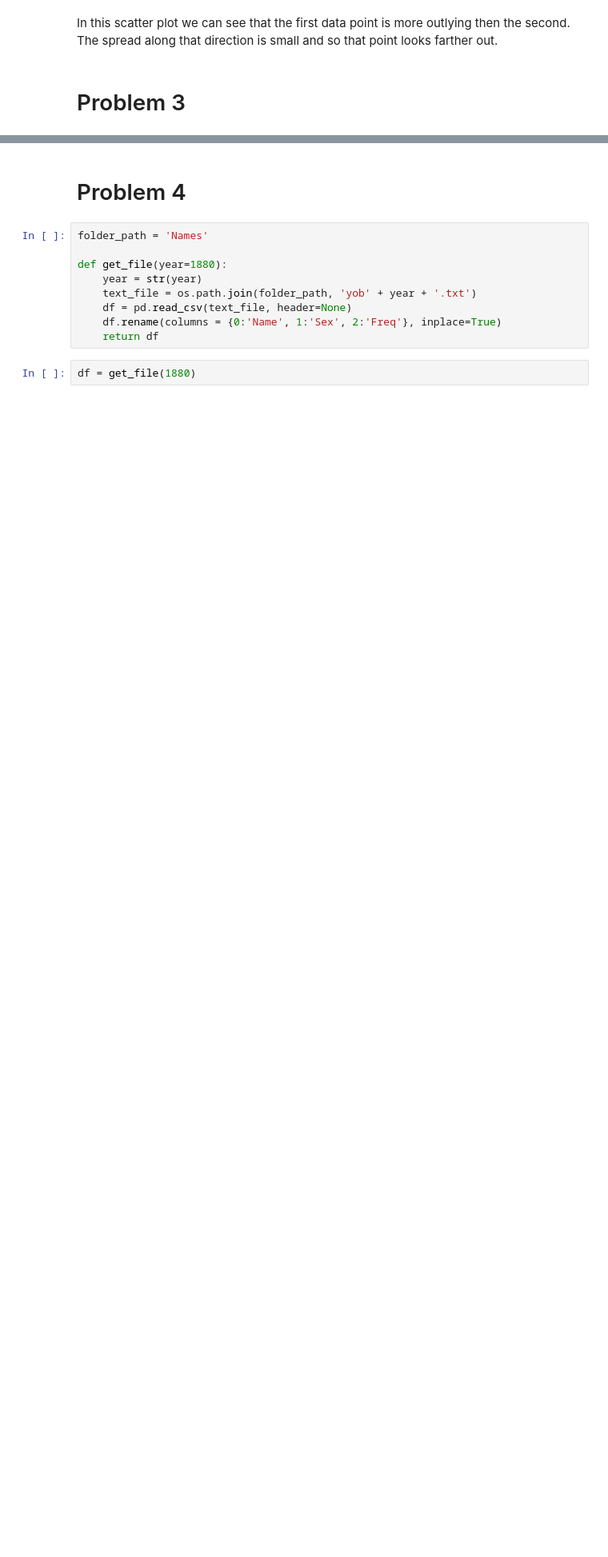
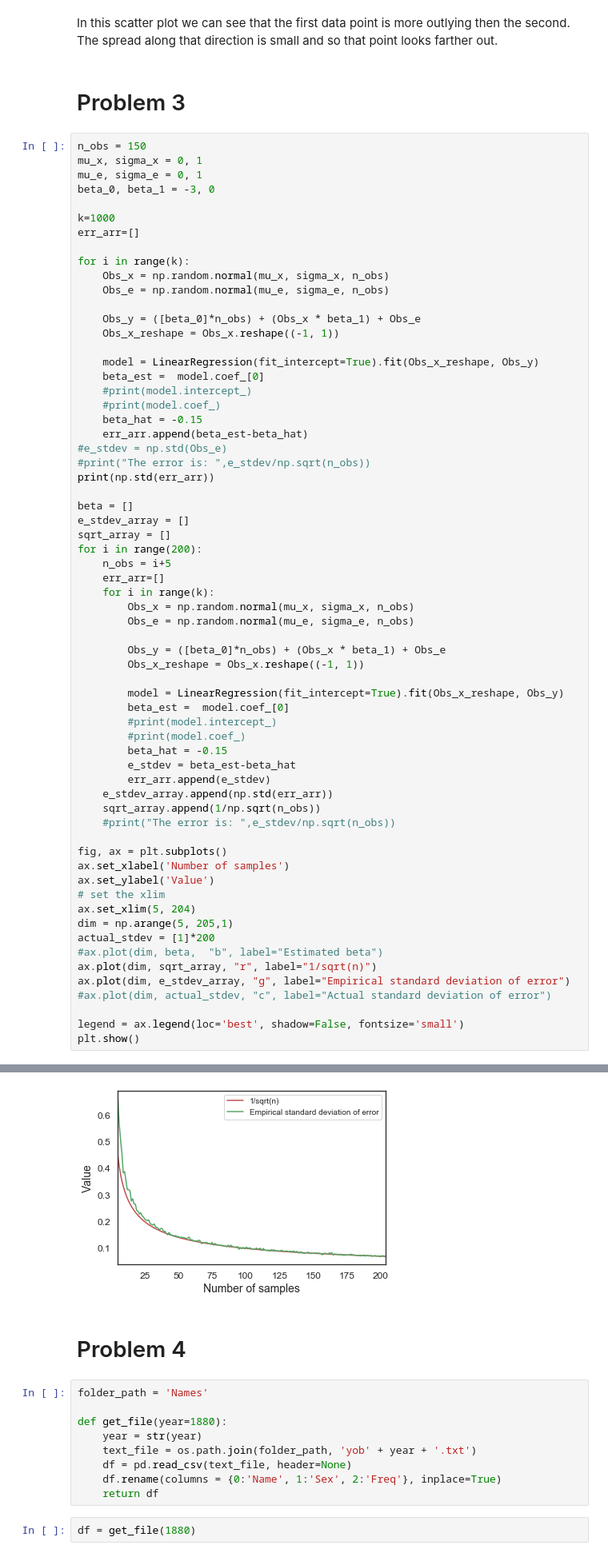
Before and after one commit to cangokalp/EE-460J, a Jupyter notebook: lab_2/Untitled.ipynb, the cells around one changed output, grey strips where cells are left out. Shown: that part at 80% size. Cells and saved outputs as stored; diff of their text form; blank space fills up the shorter version.

```diff
--- a/lab_2/Untitled.ipynb
+++ b/lab_2/Untitled.ipynb
@@ -103,3 +155,68 @@ plt.scatter(projected[:,0], projected[:,1])
 In this scatter plot we can see that the first data point is more outlying then the second. The spread along that direction is small and so that point looks farther out.
 # %% [markdown]
 # Problem 3
+# %%
+n_obs = 150
+mu_x, sigma_x = 0, 1
+mu_e, sigma_e = 0, 1
+beta_0, beta_1 = -3, 0
+
+k=1000
+err_arr=[]
+
+for i in range(k):
+    Obs_x = np.random.normal(mu_x, sigma_x, n_obs)
+    Obs_e = np.random.normal(mu_e, sigma_e, n_obs)
+
+    Obs_y = ([beta_0]*n_obs) + (Obs_x * beta_1) + Obs_e
+    Obs_x_reshape = Obs_x.reshape((-1, 1))
+
+    model = LinearRegression(fit_intercept=True).fit(Obs_x_reshape, Obs_y)
+    beta_est =  model.coef_[0]
+    #print(model.intercept_)
+    #print(model.coef_)
+    beta_hat = -0.15
+    err_arr.append(beta_est-beta_hat)
+#e_stdev = np.std(Obs_e)
+#print("The error is: ",e_stdev/np.sqrt(n_obs))
+print(np.std(err_arr))
+
+beta = []
+e_stdev_array = []
+sqrt_array = []
+for i in range(200):
+    n_obs = i+5
+    err_arr=[]
+    for i in range(k):
+        Obs_x = np.random.normal(mu_x, sigma_x, n_obs)
+        Obs_e = np.random.normal(mu_e, sigma_e, n_obs)
+
+        Obs_y = ([beta_0]*n_obs) + (Obs_x * beta_1) + Obs_e
+        Obs_x_reshape = Obs_x.reshape((-1, 1))
+
+        model = LinearRegression(fit_intercept=True).fit(Obs_x_reshape, Obs_y)
+        beta_est =  model.coef_[0]
+        #print(model.intercept_)
+        #print(model.coef_)
+        beta_hat = -0.15
+        e_stdev = beta_est-beta_hat
+        err_arr.append(e_stdev)
+    e_stdev_array.append(np.std(err_arr))
+    sqrt_array.append(1/np.sqrt(n_obs))
+    #print("The error is: ",e_stdev/np.sqrt(n_obs))
+
+fig, ax = plt.subplots()
+ax.set_xlabel('Number of samples')
+ax.set_ylabel('Value')
+# set the xlim
+ax.set_xlim(5, 204)
+dim = np.arange(5, 205,1)
+actual_stdev = [1]*200
+#ax.plot(dim, beta,  "b", label="Estimated beta")
+ax.plot(dim, sqrt_array, "r", label="1/sqrt(n)")
+ax.plot(dim, e_stdev_array, "g", label="Empirical standard deviation of error")
+#ax.plot(dim, actual_stdev, "c", label="Actual standard deviation of error")
+
+legend = ax.legend(loc='best', shadow=False, fontsize='small')
+plt.show()
+# %% [output]
@@ -106,3 +224,4 @@ In this scatter plot we can see that the first data point is more outlying then
+[figure, added]
 # %% [markdown]
 # Problem 4
 # %%
```
Also changed, not shown: parts of 25 cells of this notebook, 2 other files.
